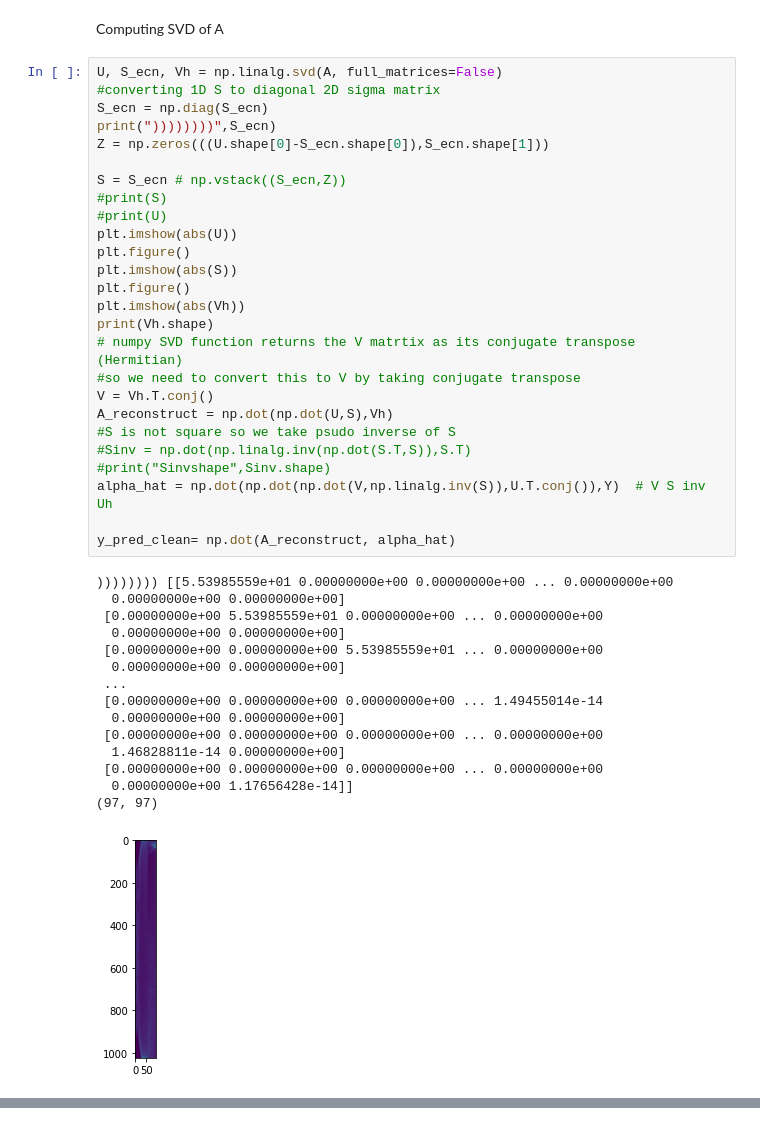
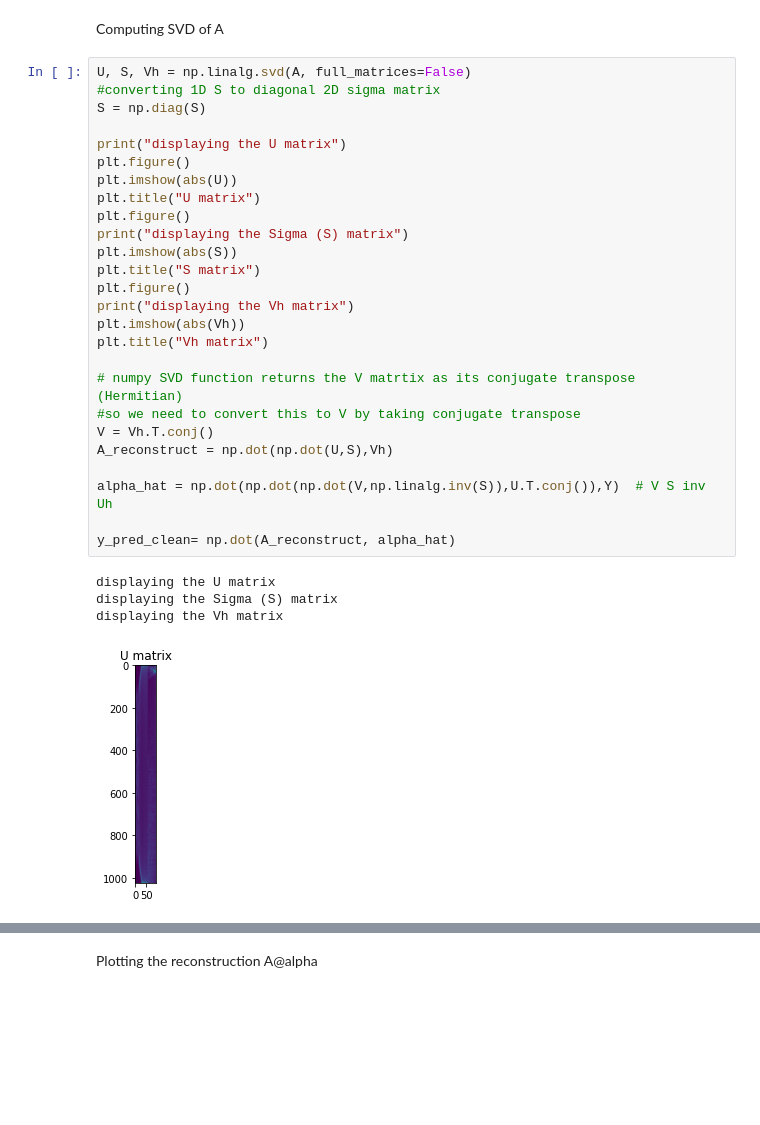
Before and after one commit to ShahabZada/Advanced-Mathematics-Assignments, a Jupyter notebook: Homework3/Q6.ipynb, the cells around one changed output, grey strips where cells are left out. Saved outputs shown, nothing was run; the diff lists cells and outputs as text; blank space fills up the shorter version.

```diff
--- a/Homework3/Q6.ipynb
+++ b/Homework3/Q6.ipynb
@@ -72,44 +44,33 @@ A matrix shape:  (1024, 97)
 # %% [markdown]
 Computing SVD of A
 # %%
-U, S_ecn, Vh = np.linalg.svd(A, full_matrices=False)
+U, S, Vh = np.linalg.svd(A, full_matrices=False)
 #converting 1D S to diagonal 2D sigma matrix
-S_ecn = np.diag(S_ecn)
-print("))))))))",S_ecn)
-Z = np.zeros(((U.shape[0]-S_ecn.shape[0]),S_ecn.shape[1]))
+S = np.diag(S)
 
-S = S_ecn # np.vstack((S_ecn,Z))
-#print(S)
-#print(U)
+print("displaying the U matrix")
+plt.figure()
 plt.imshow(abs(U))
+plt.title("U matrix")
 plt.figure()
+print("displaying the Sigma (S) matrix")
 plt.imshow(abs(S))
+plt.title("S matrix")
 plt.figure()
+print("displaying the Vh matrix")
 plt.imshow(abs(Vh))
-print(Vh.shape)
+plt.title("Vh matrix")
+
 # numpy SVD function returns the V matrtix as its conjugate transpose (Hermitian)
 #so we need to convert this to V by taking conjugate transpose
 V = Vh.T.conj()
 A_reconstruct = np.dot(np.dot(U,S),Vh)
-#S is not square so we take psudo inverse of S
-#Sinv = np.dot(np.linalg.inv(np.dot(S.T,S)),S.T)
-#print("Sinvshape",Sinv.shape)
+
 alpha_hat = np.dot(np.dot(np.dot(V,np.linalg.inv(S)),U.T.conj()),Y)  # V S inv Uh
 
 y_pred_clean= np.dot(A_reconstruct, alpha_hat)
 # %% [output]
-)))))))) [[5.53985559e+01 0.00000000e+00 0.00000000e+00 ... 0.00000000e+00
-  0.00000000e+00 0.00000000e+00]
- [0.00000000e+00 5.53985559e+01 0.00000000e+00 ... 0.00000000e+00
-  0.00000000e+00 0.00000000e+00]
- [0.00000000e+00 0.00000000e+00 5.53985559e+01 ... 0.00000000e+00
-  0.00000000e+00 0.00000000e+00]
- ...
- [0.00000000e+00 0.00000000e+00 0.00000000e+00 ... 1.49455014e-14
-  0.00000000e+00 0.00000000e+00]
- [0.00000000e+00 0.00000000e+00 0.00000000e+00 ... 0.00000000e+00
-  1.46828811e-14 0.00000000e+00]
- [0.00000000e+00 0.00000000e+00 0.00000000e+00 ... 0.00000000e+00
-  0.00000000e+00 1.17656428e-14]]
-(97, 97)
+displaying the U matrix
+displaying the Sigma (S) matrix
+displaying the Vh matrix
-[figure, old version]
+[figure, new version]
@@ -118,3 +79,5 @@ y_pred_clean= np.dot(A_reconstruct, alpha_hat)
+# %% [markdown]
+Plotting the reconstruction A@alpha
 # %%
 plt.plot(t,y_pred_clean, color = 'r')
 plt.scatter(t,Y, color = 'c')
```
Also changed, not shown: parts of 15 cells of this notebook, 1 other file.
